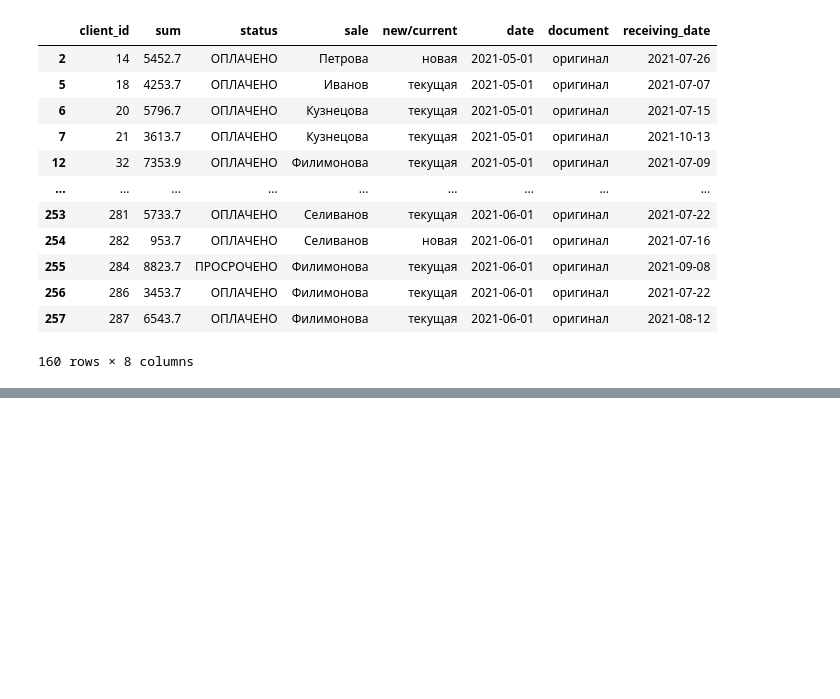
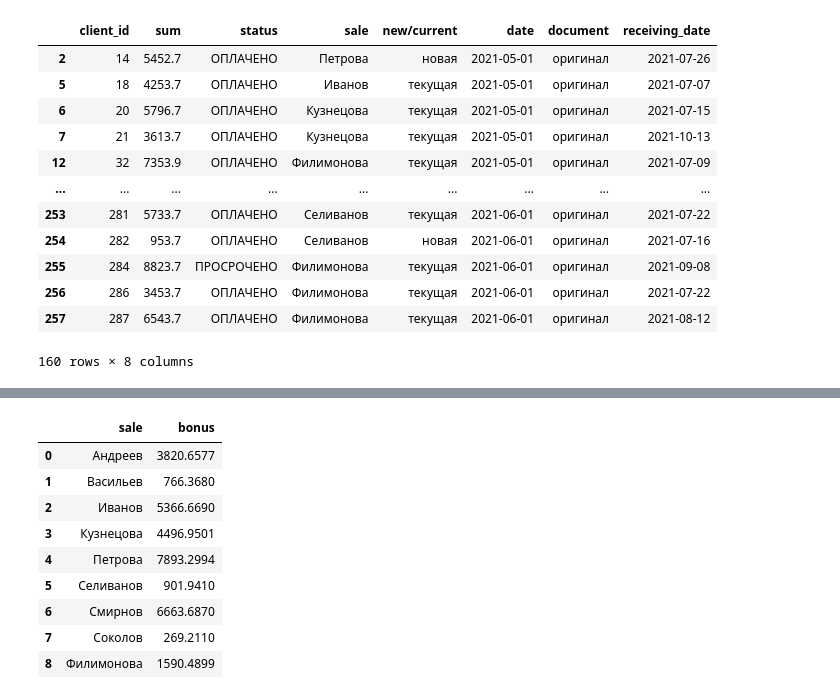
Before and after one commit to polings/Test-Tasks-Junior-Analyst, a Jupyter notebook: python_task.ipynb, the cells around one changed output, grey strips where cells are left out. Saved outputs shown, nothing was run; the diff lists cells and outputs as text; code cells hidden in the pictures; blank space fills up the shorter version.

```diff
--- a/python_task.ipynb
+++ b/python_task.ipynb
@@ -234,11 +254,18 @@ rest_bonus_for_july
 # %%
-# Расчет остатка для каждого из менеджеров за новые сделки
-new_sales = rest_bonus_for_july[(rest_bonus_for_july['status'] == 'ОПЛАЧЕНО') & (rest_bonus_for_july['new/current'] == 'новая')].groupby('sale')['sum'].sum().reset_index()
-new_sales['sum'] *= 0.07
-new_sales['sum'] = new_sales['sum'].round(2)
-
 # Расчет остатка для каждого из менеджеров за текущие сделки
-current_sales = rest_bonus_for_july[(rest_bonus_for_july['status'] != 'ПРОСРОЧЕНО') & (rest_bonus_for_july['new/current'] == 'текущая')].groupby('sale')['sum'].sum().reset_index()
-current_sales['sum'] = current_sales['sum'].apply(lambda x: x * 0.05 if x > 10000 else x * 0.03)
-current_sales['sum'] = current_sales['sum'].round(2)
+current_sales = rest_bonus_for_july[(rest_bonus_for_july['status'] != 'ПРОСРОЧЕНО') & (rest_bonus_for_july['new/current'] == 'текущая')].copy()
+current_sales['bonus'] = current_sales['sum'].apply(lambda x: x * 0.05 if x > 10000 else x * 0.03)
+current_sales = current_sales.groupby('sale')['bonus'].sum().reset_index()
+current_sales
+# %% [output]
+|  | sale | bonus |
+| 0 | Андреев | 3820.6577 |
+| 1 | Васильев | 766.3680 |
+| 2 | Иванов | 5366.6690 |
+| 3 | Кузнецова | 4496.9501 |
+| 4 | Петрова | 7893.2994 |
+| 5 | Селиванов | 901.9410 |
+| 6 | Смирнов | 6663.6870 |
+| 7 | Соколов | 269.2110 |
+| 8 | Филимонова | 1590.4899 |
 # %%
```
Also changed, not shown: parts of 13 cells of this notebook.
